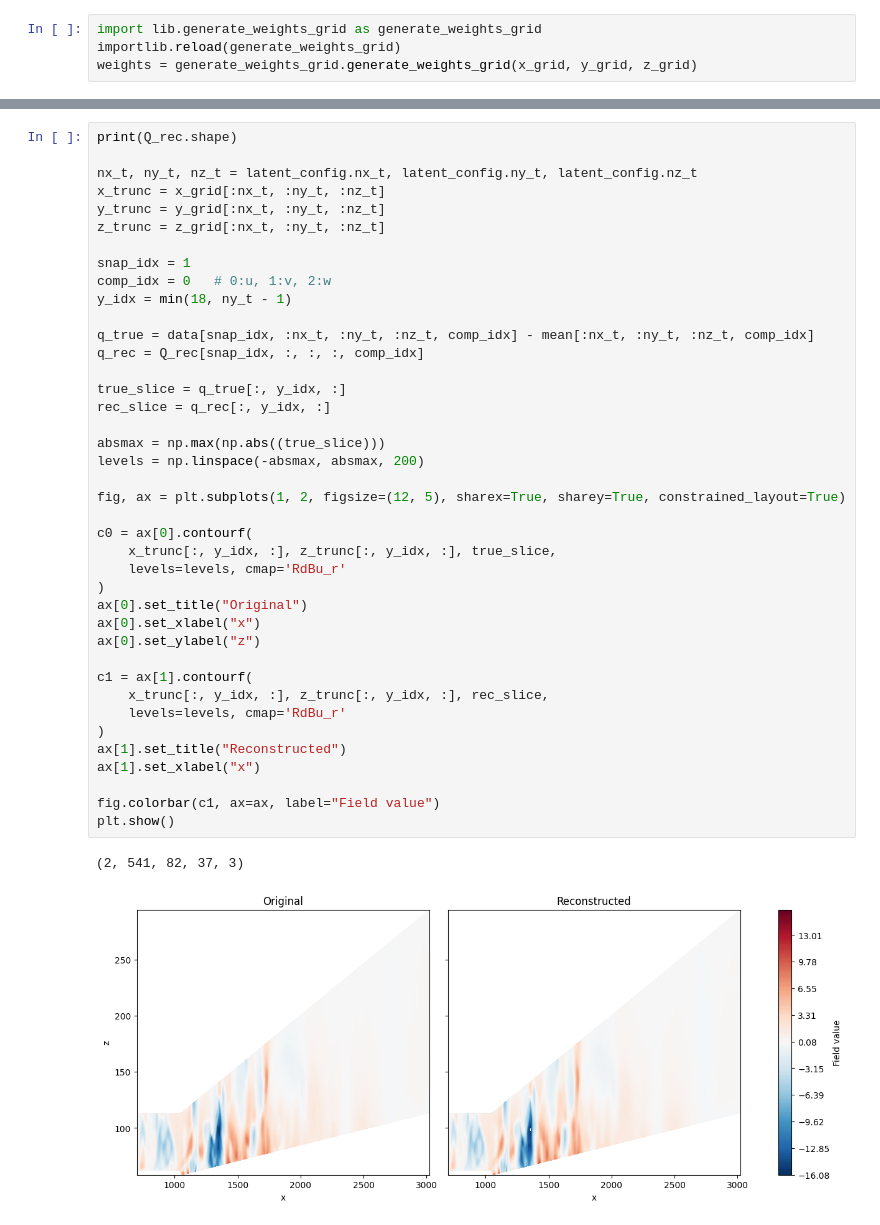
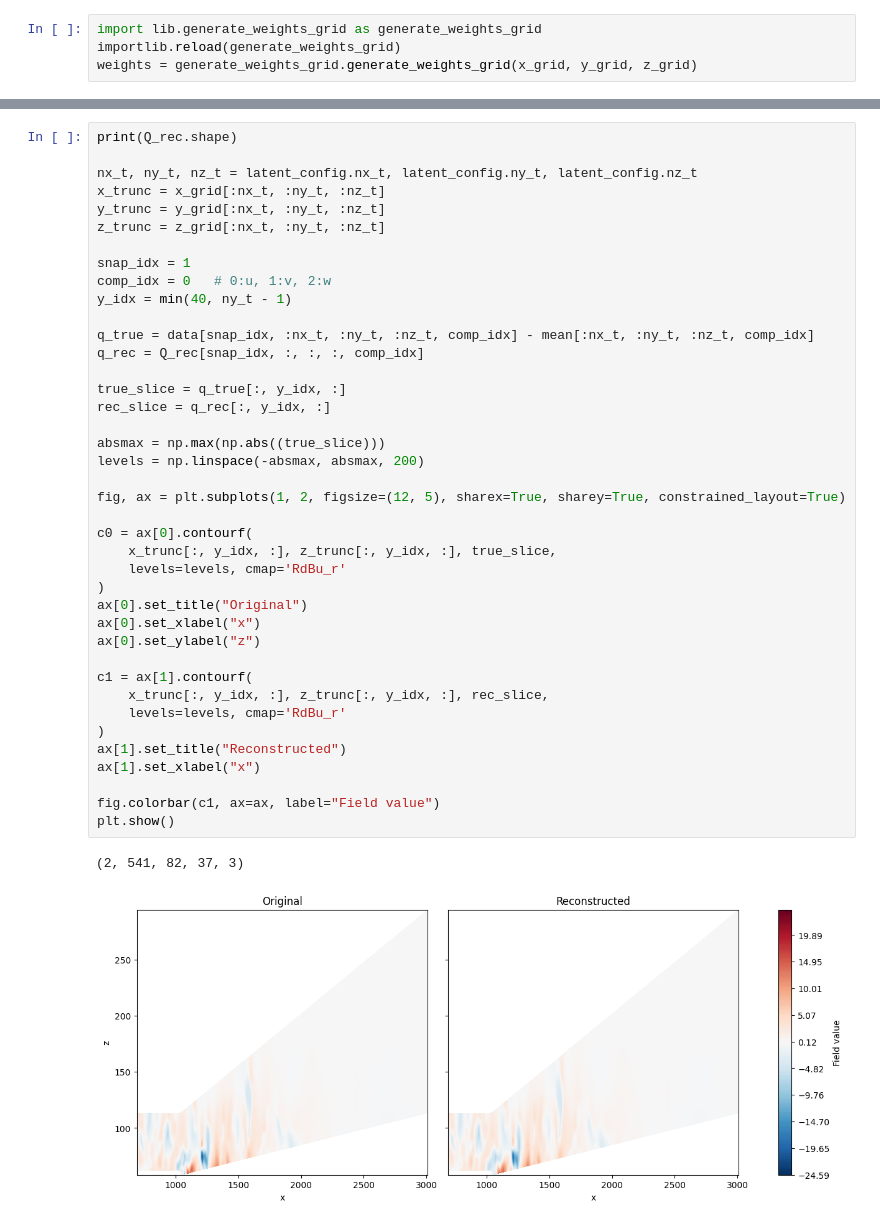
Before and after one commit to morton311/carrier_dls, a Jupyter notebook: carrier_dls.ipynb, the cells around one changed output, grey strips where cells are left out. Saved outputs shown, nothing was run; the diff lists cells and outputs as text.

```diff
--- a/carrier_dls.ipynb
+++ b/carrier_dls.ipynb
@@ -296,37 +159,37 @@ z_trunc = z_grid[:nx_t, :ny_t, :nz_t]
 
 snap_idx = 1
 comp_idx = 0   # 0:u, 1:v, 2:w
-y_idx = min(18, ny_t - 1)
+y_idx = min(40, ny_t - 1)
 
 q_true = data[snap_idx, :nx_t, :ny_t, :nz_t, comp_idx] - mean[:nx_t, :ny_t, :nz_t, comp_idx]
 q_rec = Q_rec[snap_idx, :, :, :, comp_idx]
 
 true_slice = q_true[:, y_idx, :]
 rec_slice = q_rec[:, y_idx, :]
 
 absmax = np.max(np.abs((true_slice)))
 levels = np.linspace(-absmax, absmax, 200)
 
 fig, ax = plt.subplots(1, 2, figsize=(12, 5), sharex=True, sharey=True, constrained_layout=True)
 
 c0 = ax[0].contourf(
     x_trunc[:, y_idx, :], z_trunc[:, y_idx, :], true_slice,
     levels=levels, cmap='RdBu_r'
 )
 ax[0].set_title("Original")
 ax[0].set_xlabel("x")
 ax[0].set_ylabel("z")
 
 c1 = ax[1].contourf(
     x_trunc[:, y_idx, :], z_trunc[:, y_idx, :], rec_slice,
     levels=levels, cmap='RdBu_r'
 )
 ax[1].set_title("Reconstructed")
 ax[1].set_xlabel("x")
 
 fig.colorbar(c1, ax=ax, label="Field value")
 plt.show()
 # %% [output]
 (2, 541, 82, 37, 3)
-[figure, old version]
+[figure, new version]
 # %%
```
Also changed, not shown: parts of 6 cells of this notebook, 2 other files.
